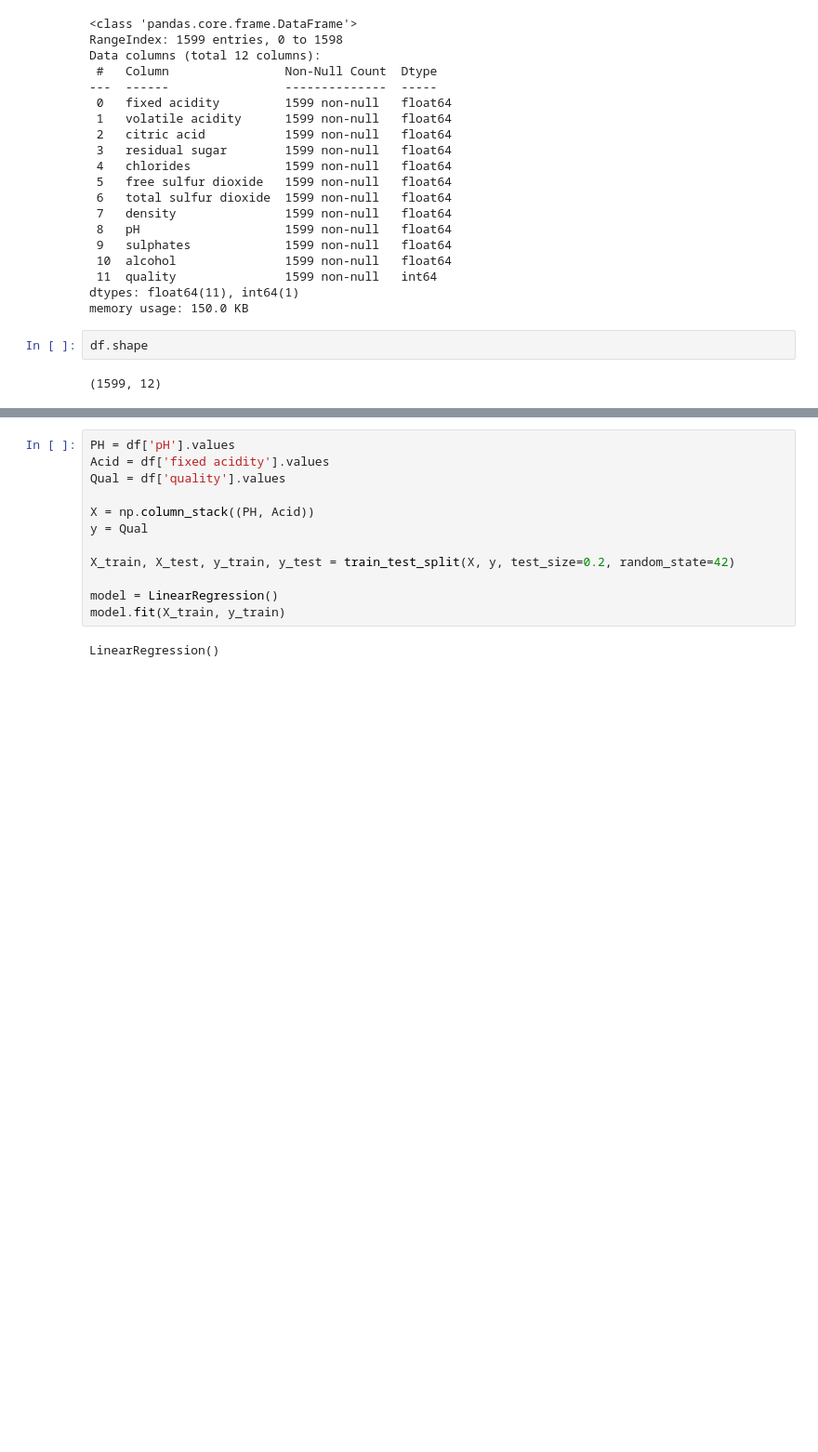
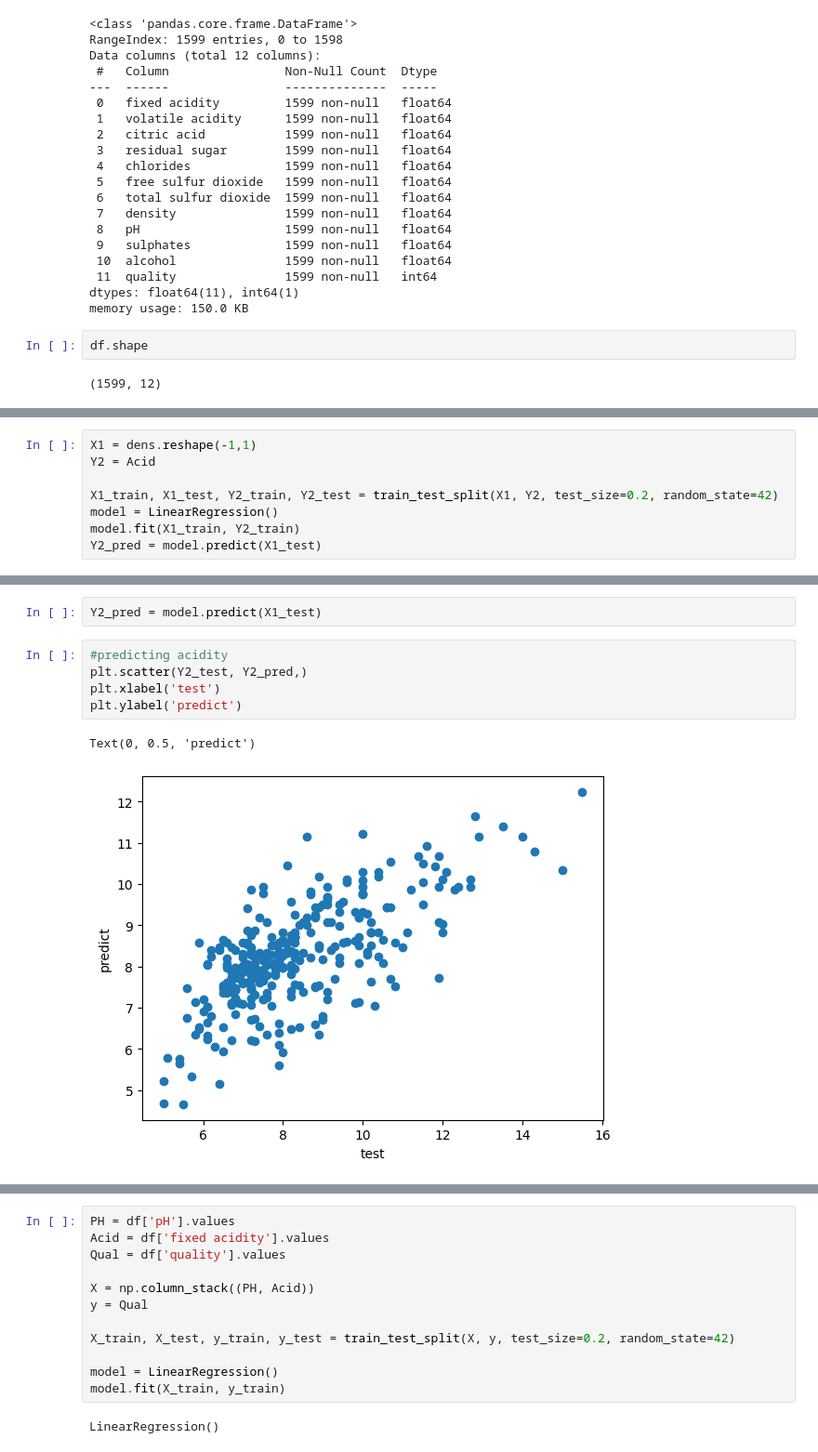
Before and after one commit to michalmrz04/Artificial-intelligence-2, a Jupyter notebook: AI1.ipynb, the cells around one changed output, grey strips where cells are left out. Shown: that part at 93% size. Cells and saved outputs as stored; diff of their text form; blank space fills up the shorter version.

```diff
--- a/AI1.ipynb
+++ b/AI1.ipynb
@@ -57,0 +103,8 @@ df.shape
+# %%
+X1 = dens.reshape(-1,1)
+Y2 = Acid
+
+X1_train, X1_test, Y2_train, Y2_test = train_test_split(X1, Y2, test_size=0.2, random_state=42)
+model = LinearRegression()
+model.fit(X1_train, Y2_train)
+Y2_pred = model.predict(X1_test)
@@ -57,0 +115,10 @@ df.shape
+# %%
+Y2_pred = model.predict(X1_test)
+# %%
+#predicting acidity
+plt.scatter(Y2_test, Y2_pred,)
+plt.xlabel('test')
+plt.ylabel('predict')
+# %% [output]
+Text(0, 0.5, 'predict')
+[figure, added]
```
Also changed, not shown: parts of 30 cells of this notebook, 1 other file.
